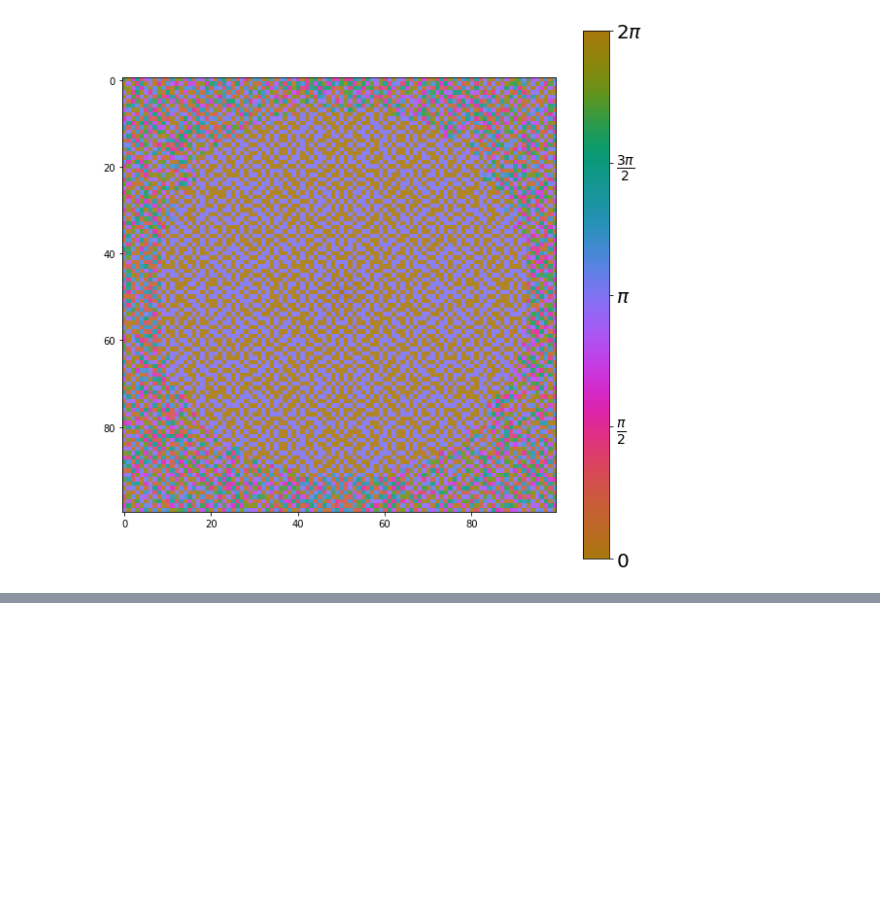
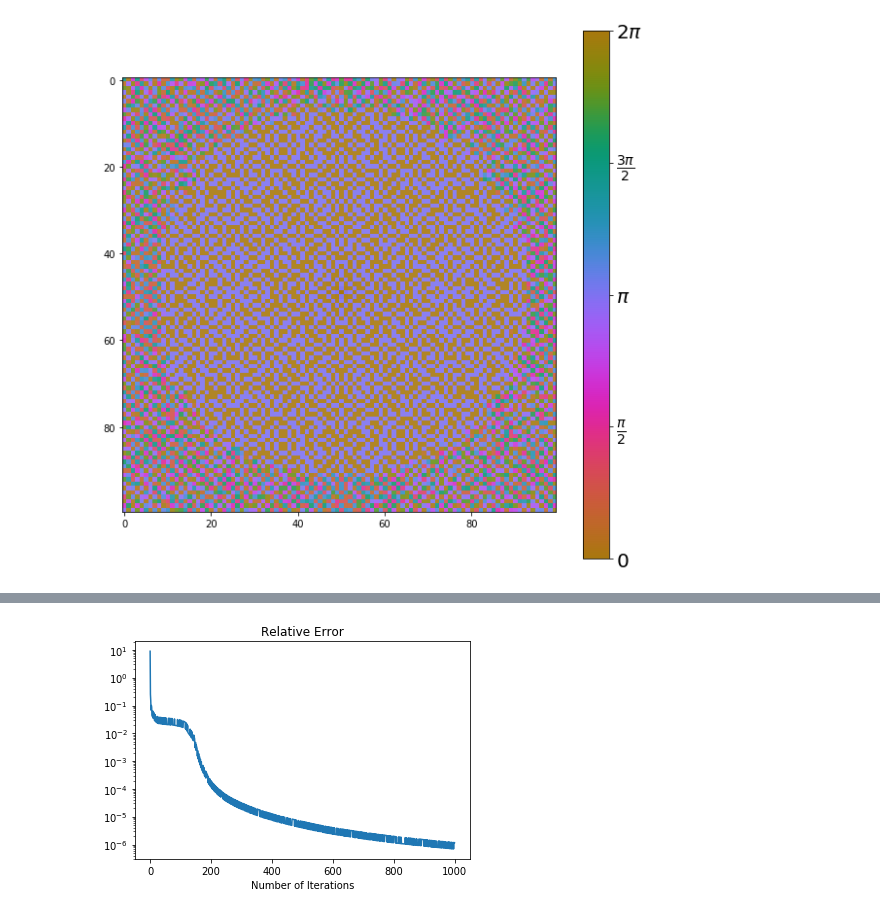
Before and after one commit to Hekstra-Lab/phase-retrieval, a Jupyter notebook: phase_retrieval.ipynb, the cells around one changed output, grey strips where cells are left out. Cells and saved outputs as stored; diff of their text form; code cells hidden in the pictures; blank space fills up the shorter version.

Commit message:
Update phase_retrieval notebook with input-output function

```diff
--- a/phase_retrieval.ipynb
+++ b/phase_retrieval.ipynb
@@ -24,13 +24,3 @@ plt.colorbar(shrink=0.82)
 # %% [output]
 <matplotlib.colorbar.Colorbar at 0x...>
 [figure]
-# %%
-def ks_err(guess, reference):
-    """MSE in Fourier domain"""
-    abs_err = np.sum((np.abs(guess) - np.abs(reference))**2)
-    norm = np.sum(np.abs(reference)**2)
-    return abs_err/norm
-
-def inputoutput(mags, n_iters=1000, beta=0.5, freq=0.5):
-    """
-    """
@@ -97,0 +155,8 @@ phase_mixing_utils.phase_intensity_plot(np.fft.fftshift(ft), cb=True)
+# %%
+rstrack, err_track = inputoutput(mags)
+plt.semilogy(err_track)
+plt.title(r"Relative Error")
+plt.xlabel(r"Number of Iterations")
+plt.show()
+# %% [output]
+[figure, added]
```
Also changed, not shown: parts of 5 cells of this notebook.
